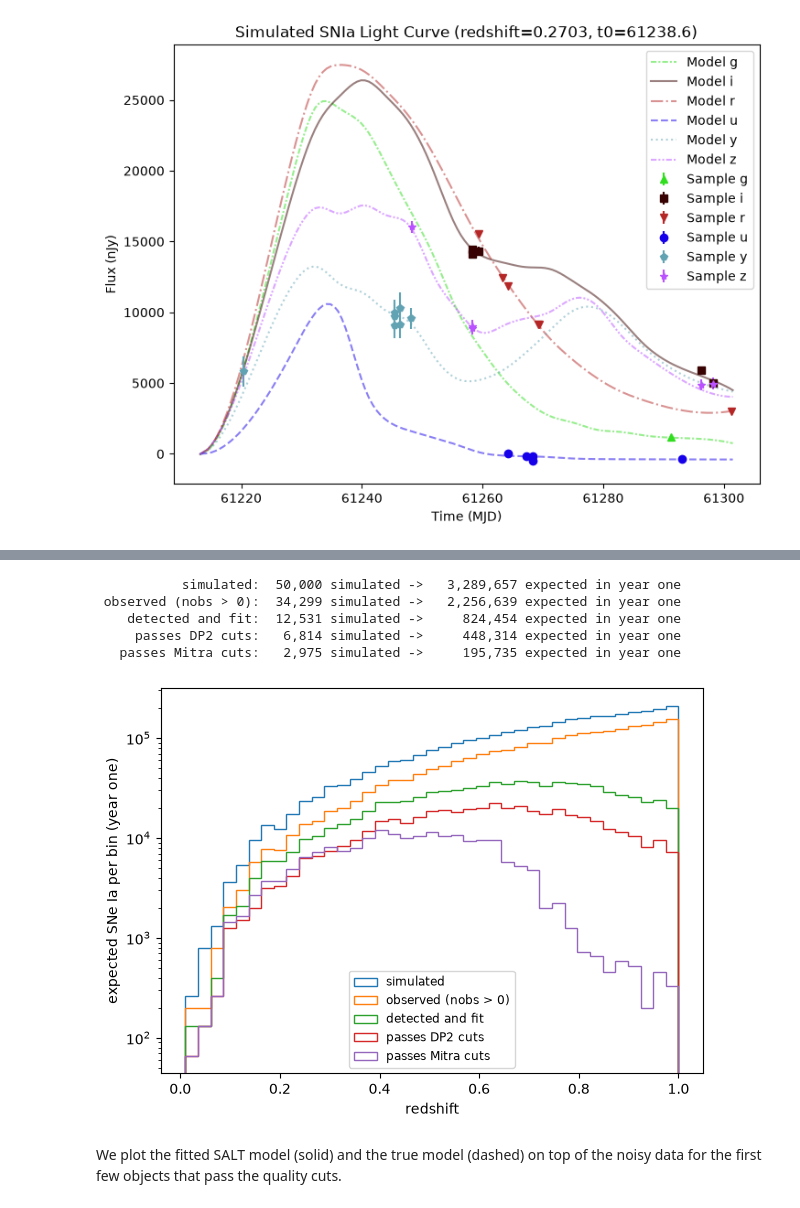
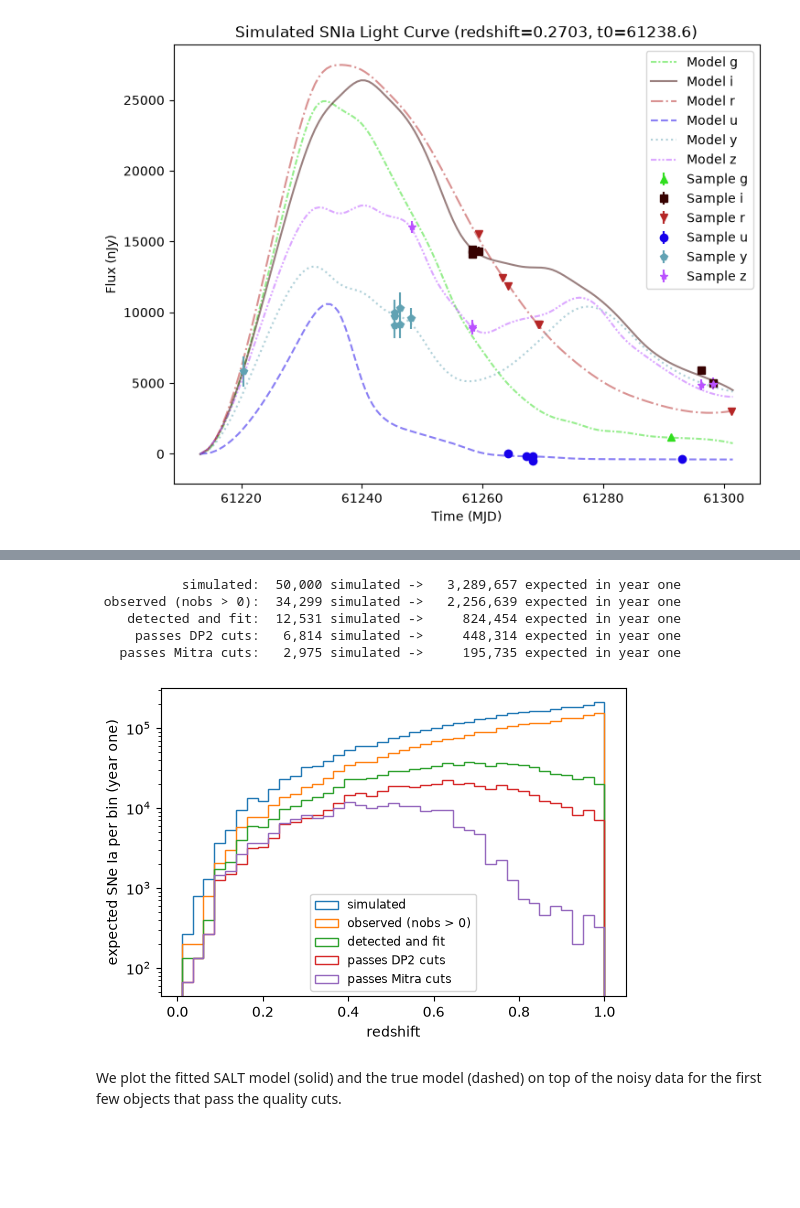
Before and after one commit to mcclearyj/spartan-lcl-simulations, a Jupyter notebook: jem-notebooks/jem-rubin_dr1_snia.ipynb, the cells around one changed output, grey strips where cells are left out. Cells and saved outputs as stored; diff of their text form; code cells hidden in the pictures; blank space fills up the shorter version.

```diff
--- a/jem-notebooks/jem-rubin_dr1_snia.ipynb
+++ b/jem-notebooks/jem-rubin_dr1_snia.ipynb
@@ -32,12 +32,9 @@ Z_MIN, Z_MAX = 0.01, 1.0
 # Cosmology used for both the rates and the distance moduli.
 H0, OMEGA_M = 73.0, 0.3
 
-# Population / Tripp parameters (also used below to propagate fit covariance).
-ALPHA, BETA, M0 = 0.17, 3.12, -19.3
-
 # Scatter in absolute magnitude for x0 calculation. 0.1 is a reasonable value;
 # 0.3-0.5 would be "inflated" scatter.
-M_abs_scatter = 0.1
+m_abs_scatter = 0.1
 
 # The rest-frame window of the light curves (same as DP2).
 REST_WINDOW = (-20.0, 50.0)
@@ -162,15 +159,16 @@ distmod_func = DistModFromRedshift(redshift_sampler, H0=H0, Omega_m=OMEGA_M)
 x1_func = NumpyRandomFunc("normal", loc=0, scale=1.0)
 c_func = NumpyRandomFunc("normal", loc=0, scale=0.1)
 # Also sample standardized absolute magnitude:
-M_abs_func = NumpyRandomFunc("normal", loc=M0, scale=M_abs_scatter)
+M_abs_func = NumpyRandomFunc("normal", loc=-19.3, scale=m_abs_scatter)
 
 # Compute x0 from the other parameters using the standard Tripp formula.
+# alpha=0.17, beta=3.12 are from
 x0_func = X0FromDistMod(
     distmod=distmod_func,
     x1=x1_func,
     c=c_func,
-    alpha=ALPHA,
-    beta=BETA,
+    alpha=0.17,
+    beta=3.12,
     m_abs=M_abs_func,
 )
 
@@ -334,7 +331,7 @@ importlib.reload(salt_fitting)
 band_names = salt_fitting.register_passbands(passband_group)
 
 fit_tasks = [
-    (idx, lightcurves.iloc[idx]["lightcurve"], params_col.iloc[idx], SALT_MODEL, ALPHA, BETA)
+    (idx, lightcurves.iloc[idx]["lightcurve"], params_col.iloc[idx], SALT_MODEL)
     for idx in np.flatnonzero(observed)
 ]
 with ProcessPoolExecutor(max_workers=os.cpu_count(), initializer=salt_fitting.register_passbands) as executor:
@@ -356,30 +352,11 @@ The fit catalog also contains `fit_mB`, `fit_mu`, `var_mu_fit`, `err_mu_fit`, an
 # %%
 fit_results = salt_fitting.apply_quality_cuts(pd.DataFrame(fit_rows).set_index("idx"))
+fit_results.to_parquet(f"{OUTPUT_DIR}/fits_{SALT_MODEL}_n{N_SIM}_seed{SEED}.parquet")
 
-# Convert the fitted SALT3 amplitude to apparent B-band magnitude, then
-# propagate the 3x3 (x0, x1, c) block of the fit covariance to Tripp mu.
-# redshift, ALPHA, BETA, and M0 are held fixed in this approximation.
-fit_results["fit_mB"] = -2.5 * np.log10(fit_results["fit_x0"].where(fit_results["fit_x0"] > 0)) + 10.635
-fit_results["fit_mu"] = (
-    fit_results["fit_mB"] + ALPHA * fit_results["fit_x1"]
-    - BETA * fit_results["fit_c"] - M0
-)
-
-# var_mu_fit and err_mu_fit were computed for each SN in salt_fitting.fit_one().
-# Add the independently sampled gray intrinsic scatter for cosmology inference.
-fit_results["err_mu_total"] = np.sqrt(fit_results["var_mu_fit"] + M_abs_scatter**2)
-
-fit_results.to_parquet(f"{OUTPUT_DIR}/fits_{SALT_MODEL}_n{N_SIM}_seed{SEED}.parquet")
 good_fits = fit_results[fit_results["passes_cuts"]]
-# A selected-only catalog suitable for sharing in a BLIND run: omit the
-# injected true SALT parameters. The private all-fits file above retains them.
-selected_public = good_fits.drop(columns=[c for c in good_fits if c.startswith("true_")])
-selected_public.to_parquet(f"{OUTPUT_DIR}/selected_fits_{SALT_MODEL}_n{N_SIM}_seed{SEED}.parquet")
-
 print(f"Fit {len(fit_results):,} of the {observed.sum():,} observed objects (the rest were not detected).")
-print(f"{len(good_fits):,} pass the Mitra et al. (2026) quality cuts.")
+print(f"{len(good_fits):,} pass the Mitra et al. (2025) quality cuts.")
 print(f"{fit_results['passes_dp2_cuts'].sum():,} pass the looser DP2 cuts (for comparison).")
-print(f"Fit covariances available: {fit_results['covariance_available'].sum():,} / {len(fit_results):,}")
 fit_results.head()
 # %% [output]
 Fit 12,531 of the 34,299 observed objects (the rest were not detected).
@@ -397,29 +373,29 @@ Fit covariances available: 12,519 / 12,531
 # %%
 stages = {
     "simulated": np.ones(N_SIM, dtype=bool),
     "observed (nobs > 0)": observed,
     "detected and fit": np.isin(np.arange(N_SIM), fit_results.index),
     "passes DP2 cuts": np.isin(np.arange(N_SIM), fit_results.index[fit_results["passes_dp2_cuts"]]),
     "passes Mitra cuts": np.isin(np.arange(N_SIM), good_fits.index),
 }
 for name, mask in stages.items():
     print(f"{name:>20s}: {mask.sum():>7,d} simulated -> {mask.sum() * scale_factor:>11,.0f} expected in year one")
 
-fig, ax = plt.subplots(figsize=(7, 5))
+fig, ax = plt.subplots(figsize=(6, 4))
 for name, mask in stages.items():
     ax.hist(true_z[mask], bins=bins, histtype="step", label=name, weights=np.full(mask.sum(), scale_factor))
 ax.set_yscale("log")
 ax.set_xlabel("redshift")
 ax.set_ylabel("expected SNe Ia per bin (year one)")
 ax.legend(fontsize="small")
 plt.show()
 # %% [output]
            simulated:  50,000 simulated ->   3,289,657 expected in year one
  observed (nobs > 0):  34,299 simulated ->   2,256,639 expected in year one
     detected and fit:  12,531 simulated ->     824,454 expected in year one
      passes DP2 cuts:   6,814 simulated ->     448,314 expected in year one
    passes Mitra cuts:   2,975 simulated ->     195,735 expected in year one
-[figure, old version]
+[figure, new version]
 # %% [markdown]
 We plot the fitted SALT model (solid) and the true model (dashed) on top of the noisy data for the first few objects that pass the quality cuts.
 # %%
```
Also changed, not shown: parts of 6 cells of this notebook, 7 other files.
